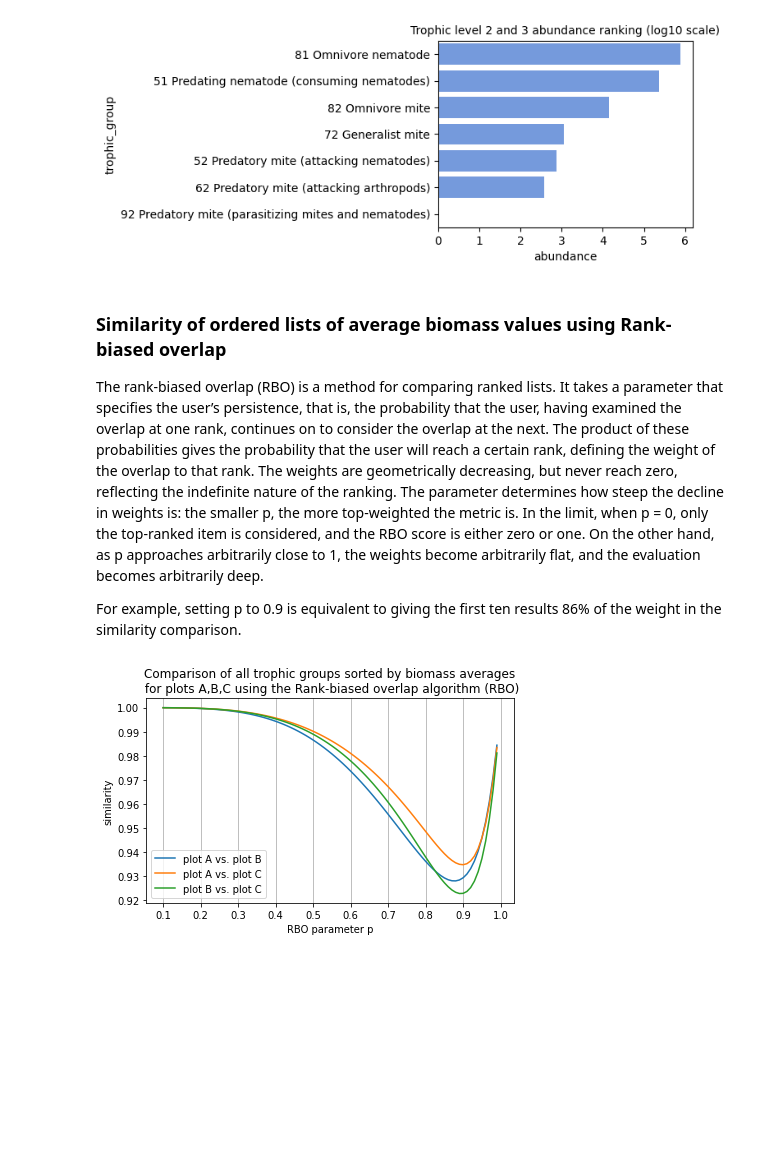
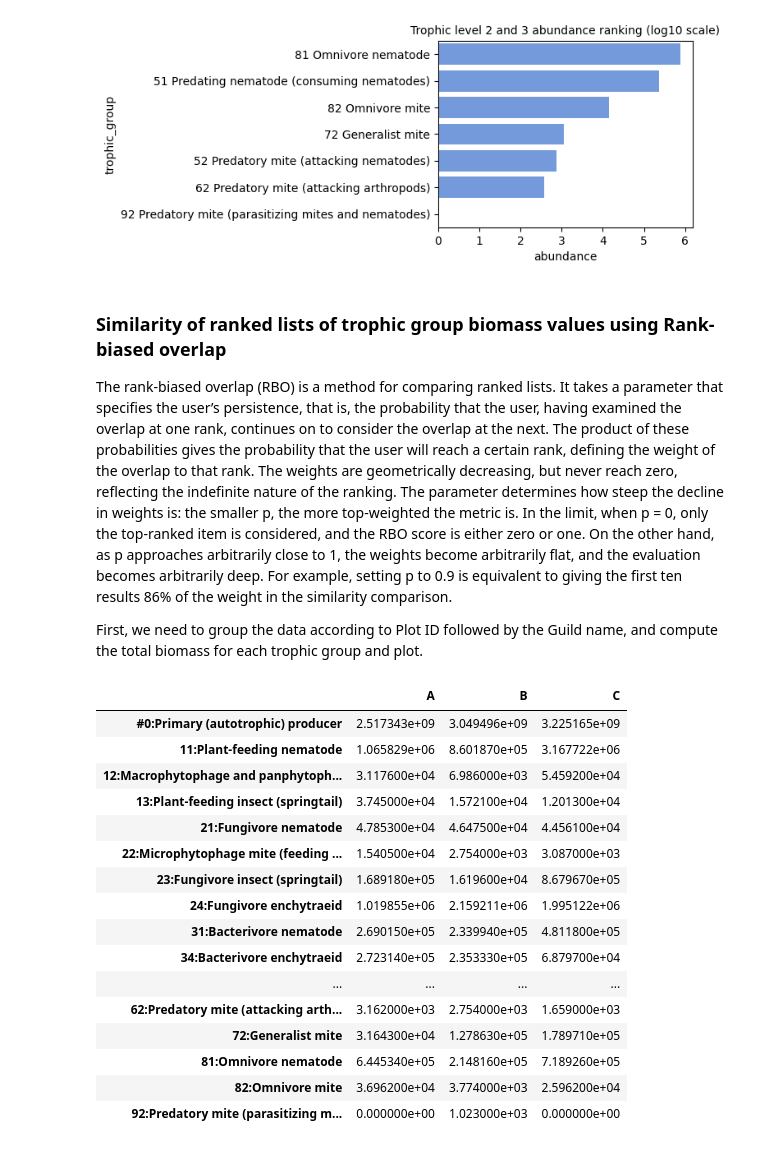
Before and after one commit to MartinMarzi/BEFANA, a Jupyter notebook: 4-adding experimental data.ipynb, the cells around one changed output. Cells and saved outputs as stored; diff of their text form; code cells hidden in the pictures; blank space fills up the shorter version.

```diff
--- a/4-adding experimental data.ipynb
+++ b/4-adding experimental data.ipynb
@@ -312,8 +312,8 @@ plot.set_title('Trophic level 2 and 3 abundance ranking (log10 scale)', fontsize
 Ranking of abundances at trophic level 2 and 3:
 [figure]
 # %% [markdown]
-### Similarity of ordered lists of average biomass values using Rank-biased overlap
+### Similarity of ranked lists of trophic group biomass values using Rank-biased overlap
 
-The rank-biased overlap (RBO) is a method for comparing ranked lists. It takes a parameter that specifies the user’s persistence, that is, the probability that the user, having examined the overlap at one rank, continues on to consider the overlap at the next. The product of these probabilities gives the probability that the user will reach a certain rank, defining the weight of the overlap to that rank. The weights are geometrically decreasing, but never reach zero, reflecting the indefinite nature of the ranking. The parameter determines how steep the decline in weights is: the smaller p, the more top-weighted the metric is. In the limit, when p = 0, only the top-ranked item is considered, and the RBO score is either zero or one. On the other hand, as p approaches arbitrarily close to 1, the weights become arbitrarily flat, and the evaluation becomes arbitrarily deep.
+The rank-biased overlap (RBO) is a method for comparing ranked lists. It takes a parameter that specifies the user’s persistence, that is, the probability that the user, having examined the overlap at one rank, continues on to consider the overlap at the next. The product of these probabilities gives the probability that the user will reach a certain rank, defining the weight of the overlap to that rank. The weights are geometrically decreasing, but never reach zero, reflecting the indefinite nature of the ranking. The parameter determines how steep the decline in weights is: the smaller p, the more top-weighted the metric is. In the limit, when p = 0, only the top-ranked item is considered, and the RBO score is either zero or one. On the other hand, as p approaches arbitrarily close to 1, the weights become arbitrarily flat, and the evaluation becomes arbitrarily deep. For example, setting p to 0.9 is equivalent to giving the first ten results 86% of the weight in the similarity comparison.
 
-For example, setting p to 0.9 is equivalent to giving the first ten results 86% of the weight in the similarity comparison.
+First, we need to group the data according to Plot ID followed by the Guild name, and compute the total biomass for each trophic group and plot.
@@ -325,34 +320,40 @@ A, B, C = plot_biomass_ranked['A'].to_list(), plot_biomass_ranked['B'].to_list()
-# %%
-from itertools import combinations
-import numpy as np
-from matplotlib import pyplot as plt
-import seaborn as sns
-from utils import rbo_calc as rbo
-
-data = {}
-prange = np.arange(0.1,1,0.01)
-for p in prange:
-    for e1,e2 in combinations(['A', 'B', 'C'], 2):
-        # key = 'p-'.join([e1,e2])
-        key = f'plot {e1} vs. plot {e2}'
-        if key not in data:
-            data[key] = []
-        S = plot_biomass_ranked[e1].to_list()
-        T = plot_biomass_ranked[e2].to_list()
-        rsim  = rbo.calc_rbo(S, T, p)
-        data[key].append(rsim)
-        # print(f'{e1}-{e2}-{rbo.calc_rbo(S, T, 0.999)}')
-    # pprint.pprint(sorted(results, reverse=True))
-results = pd.DataFrame({'p': prange, **data})
-
-fig, plot = plt.subplots(figsize=(6, 4))
-ax = sns.lineplot(x='p', y='value', hue='variable', data=pd.melt(results, ['p']))
-ax.set(xlabel='RBO parameter p', ylabel='similarity')
-ax.set_xticks(np.arange(0.1,1.1,0.1))
-ax.grid(which='major', axis='x')
-ax.set_title('Comparison of all trophic groups sorted by biomass averages\n for plots A,B,C using the Rank-biased overlap algorithm (RBO)')
-ax.legend_.set_title('')
-plt.tight_layout()
-plt.savefig('results/figures/plots-A-B-C_similarity.png')
-# %% [output]
-[figure, removed]
+# %%
+from IPython.display import display
+
+df_field['Biomass'] = 10**df_field['Log10(Biomass)']
+plots = [pd.DataFrame(data) for gid, data in df_field.groupby('Plot_ID')]
+plot_names = sorted(df_field.value_counts('Plot_ID').index.tolist())
+
+thropic_group_biomasses = dict.fromkeys(plot_names)
+for plot in plots:
+    plot_name = plot.iloc[0]['Plot_ID']
+    thropic_group_biomasses[plot_name] = {}
+    for guild in [pd.DataFrame(data) for gid, data in plot.groupby('Trophic_ID')]:
+        tg_name = f'{guild.iloc[0]["Trophic_ID"]}:{guild.iloc[0]["Guild"]}'
+        thropic_group_biomasses[plot_name][tg_name] = int(guild['Biomass'].sum())
+plot_biomass = pd.DataFrame(thropic_group_biomasses).fillna(0)
+
+ranked_plot_trophic_groups = {}
+for plot_name in plot_names:
+    ranked_plot_trophic_groups[plot_name] = plot_biomass.sort_values(by=plot_name, ascending=False).index
+
+pd.set_option('display.max_rows', None)
+display(plot_biomass)
+# %% [output]
+|  | A | B | C |
+| #0:Primary (autotrophic) producer | 2.517343e+09 | 3.049496e+09 | 3.225165e+09 |
+| 11:Plant-feeding nematode | 1.065829e+06 | 8.601870e+05 | 3.167722e+06 |
+| 12:Macrophytophage and panphytoph... | 3.117600e+04 | 6.986000e+03 | 5.459200e+04 |
+| 13:Plant-feeding insect (springtail) | 3.745000e+04 | 1.572100e+04 | 1.201300e+04 |
+| 21:Fungivore nematode | 4.785300e+04 | 4.647500e+04 | 4.456100e+04 |
+| 22:Microphytophage mite (feeding ... | 1.540500e+04 | 2.754000e+03 | 3.087000e+03 |
+| 23:Fungivore insect (springtail) | 1.689180e+05 | 1.619600e+04 | 8.679670e+05 |
+| 24:Fungivore enchytraeid | 1.019855e+06 | 2.159211e+06 | 1.995122e+06 |
+| 31:Bacterivore nematode | 2.690150e+05 | 2.339940e+05 | 4.811800e+05 |
+| 34:Bacterivore enchytraeid | 2.723140e+05 | 2.353330e+05 | 6.879700e+04 |
+| ... | ... | ... | ... |
+| 62:Predatory mite (attacking arth... | 3.162000e+03 | 2.754000e+03 | 1.659000e+03 |
+| 72:Generalist mite | 3.164300e+04 | 1.278630e+05 | 1.789710e+05 |
+| 81:Omnivore nematode | 6.445340e+05 | 2.148160e+05 | 7.189260e+05 |
+| 82:Omnivore mite | 3.696200e+04 | 3.774000e+03 | 2.596200e+04 |
+| 92:Predatory mite (parasitizing m... | 0.000000e+00 | 1.023000e+03 | 0.000000e+00 |
```
Also changed, not shown: parts of 4 cells of this notebook.
